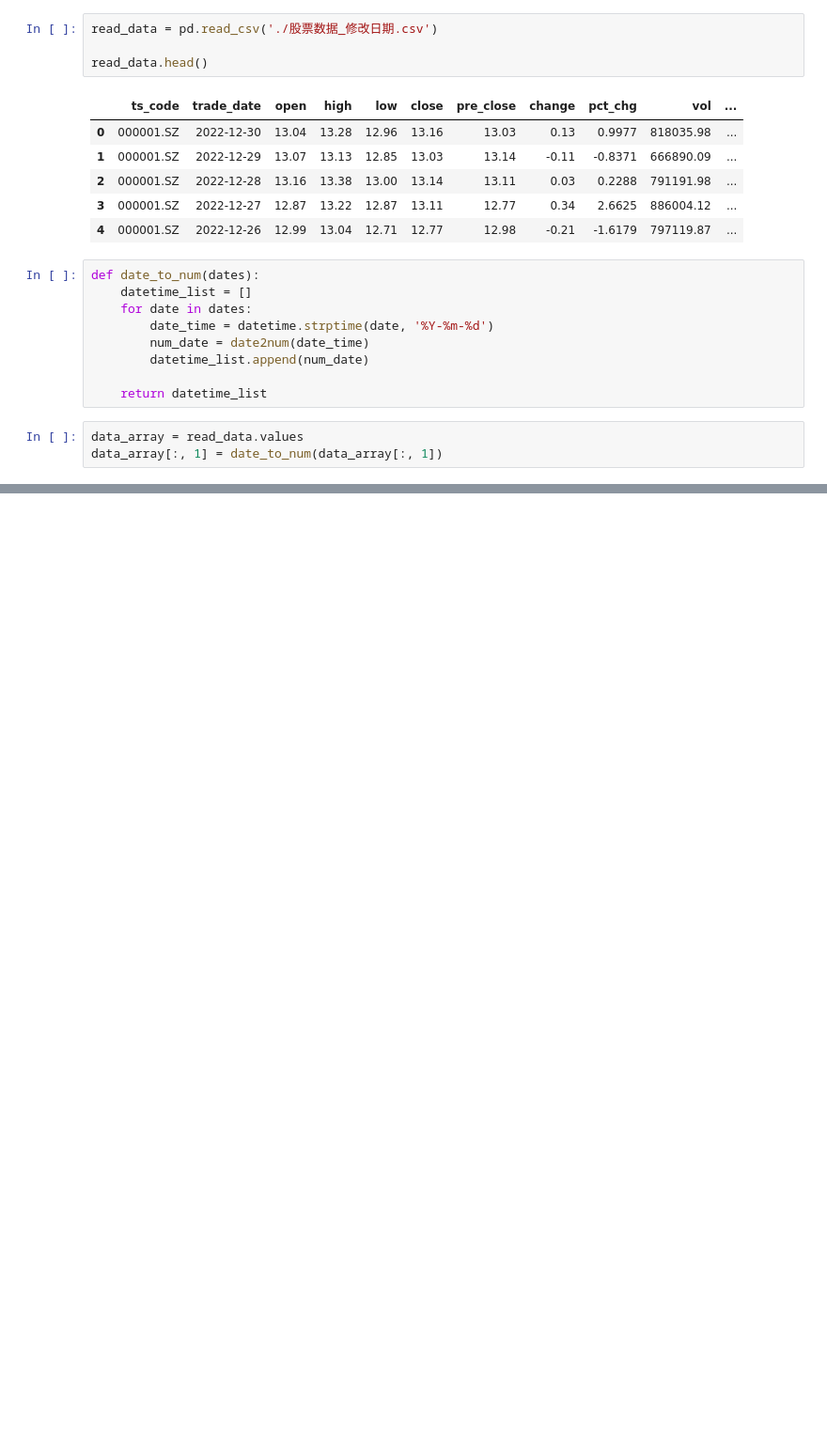
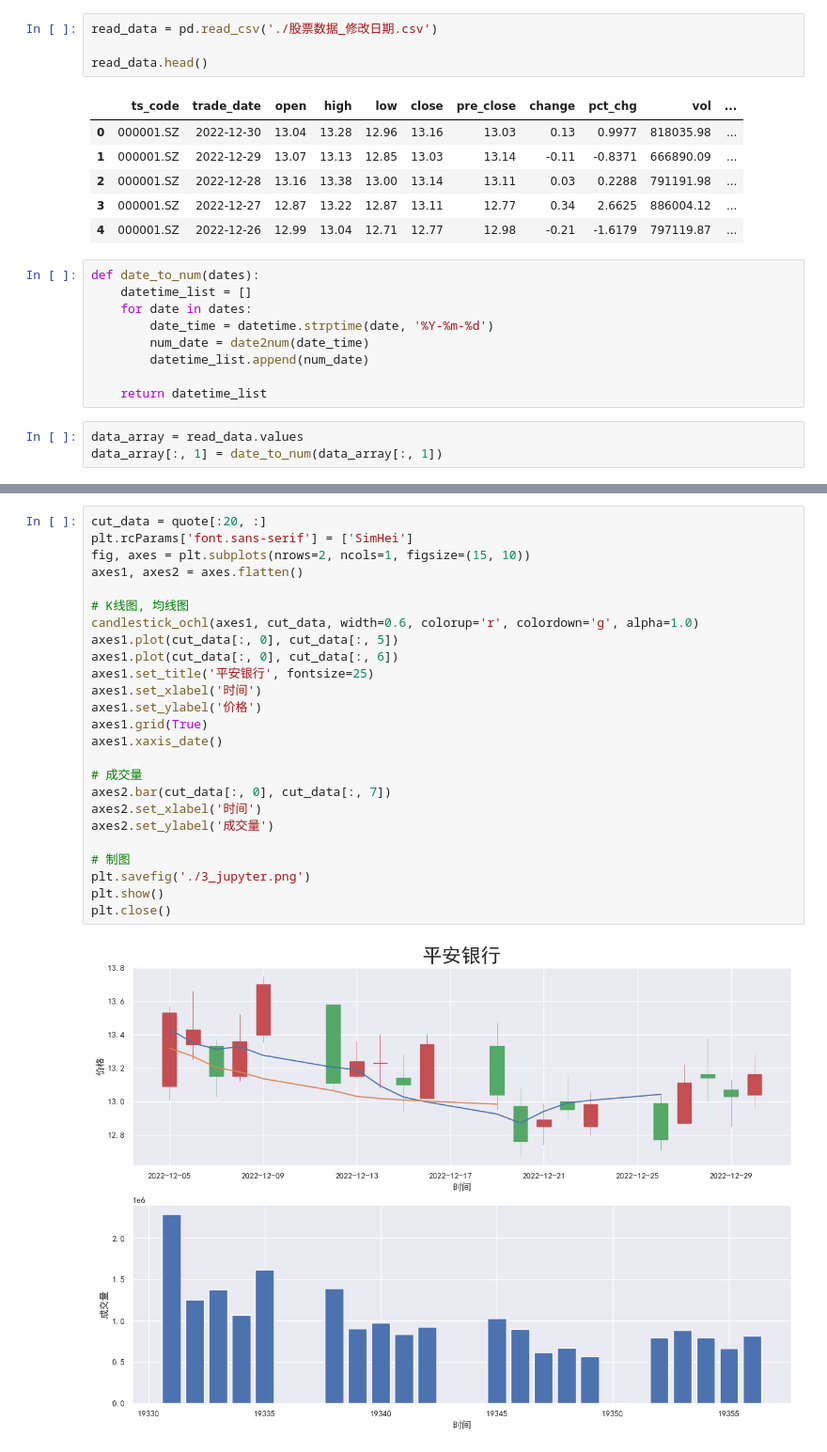
Before and after one commit to BestFairylnad/AustinIntelliBoxes, a Jupyter notebook: Books/BigDataAnalysisAndMachineLearning/Core/Chapter2/股票K线图绘制.ipynb, the cells around one changed output, grey strips where cells are left out. Shown at 94% size. Drawn from its saved outputs; the diff is of its cells as text; blank space fills up the shorter version.

```diff
--- a/Books/BigDataAnalysisAndMachineLearning/Core/Chapter2/股票K线图绘制.ipynb
+++ b/Books/BigDataAnalysisAndMachineLearning/Core/Chapter2/股票K线图绘制.ipynb
@@ -76,0 +135,27 @@ plt.close()
+# %%
+cut_data = quote[:20, :]
+plt.rcParams['font.sans-serif'] = ['SimHei']
+fig, axes = plt.subplots(nrows=2, ncols=1, figsize=(15, 10))
+axes1, axes2 = axes.flatten()
+
+# K线图, 均线图
+candlestick_ochl(axes1, cut_data, width=0.6, colorup='r', colordown='g', alpha=1.0)
+axes1.plot(cut_data[:, 0], cut_data[:, 5])
+axes1.plot(cut_data[:, 0], cut_data[:, 6])
+axes1.set_title('平安银行', fontsize=25)
+axes1.set_xlabel('时间')
+axes1.set_ylabel('价格')
+axes1.grid(True)
+axes1.xaxis_date()
+
+# 成交量
+axes2.bar(cut_data[:, 0], cut_data[:, 7])
+axes2.set_xlabel('时间')
+axes2.set_ylabel('成交量')
+
+# 制图
+plt.savefig('./3_jupyter.png')
+plt.show()
+plt.close()
+# %% [output]
+[figure, added]
```
Also changed, not shown: parts of 10 cells of this notebook, 6 other files.
